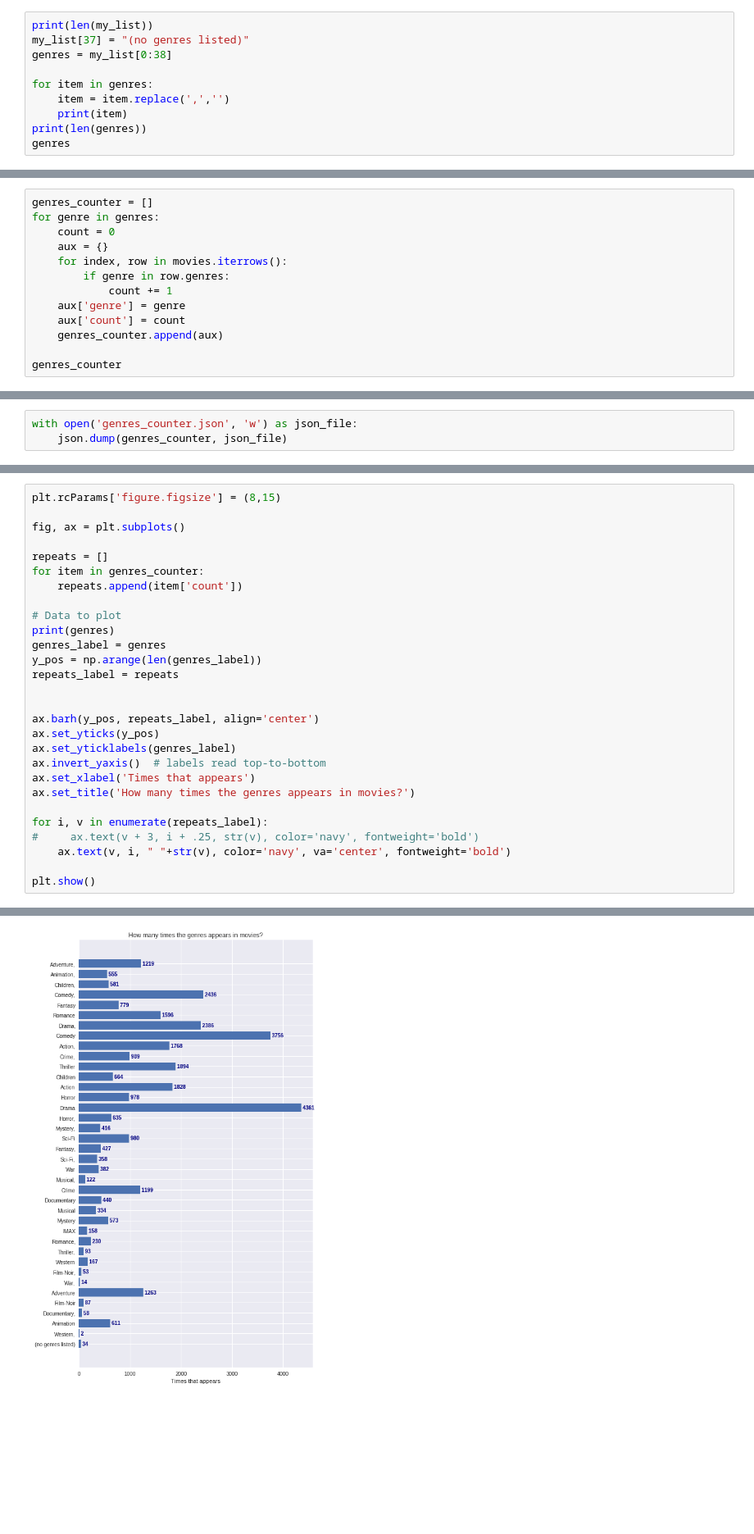
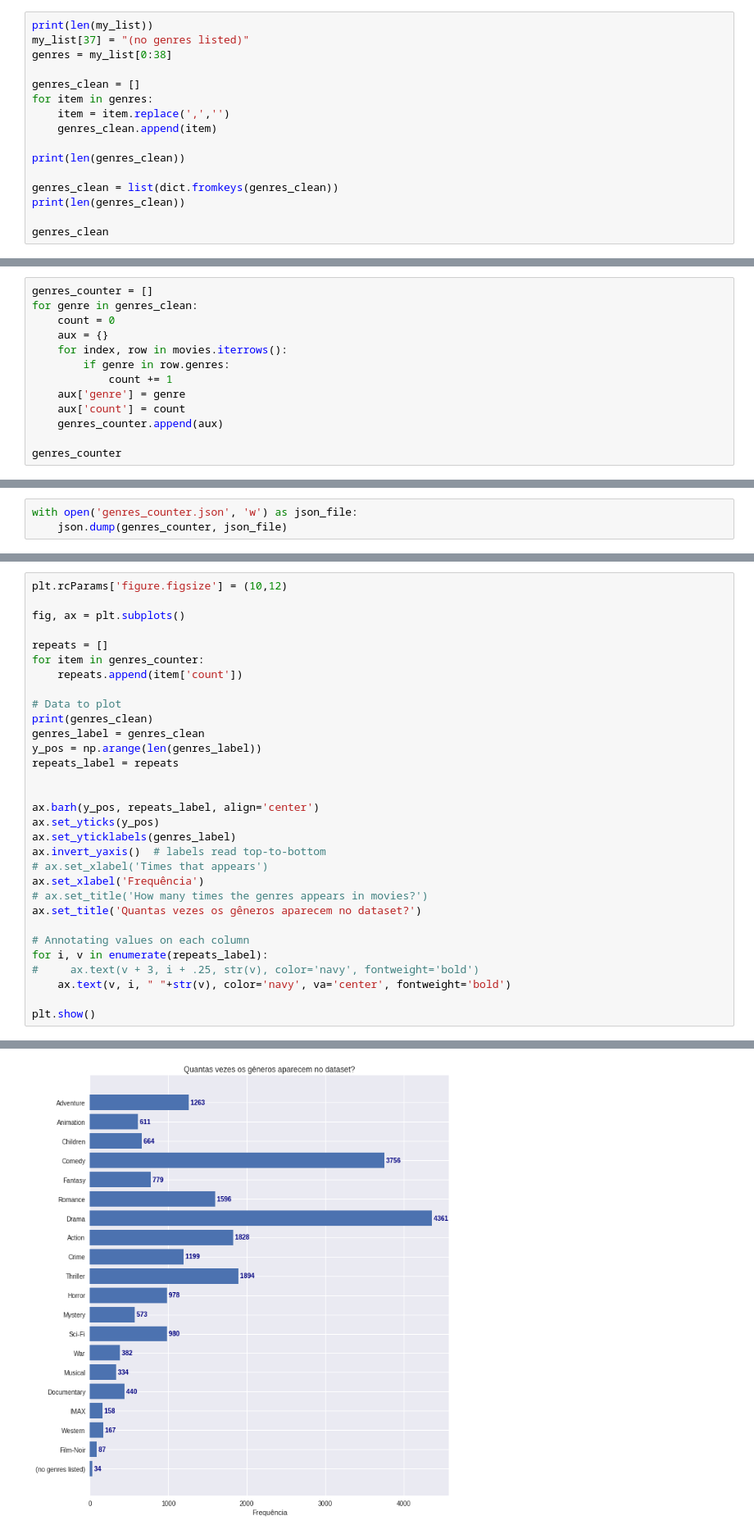
Before and after one commit to amandachagas/surprise-test, a Jupyter notebook: Descritive Analyze.ipynb, the cells around one changed output, grey strips where cells are left out. Shown: that part at 82% size. Drawn from its saved outputs; the diff is of its cells as text; blank space fills up the shorter version.

Commit message:
Descritive Analyze: correcting genres_counter and calculating genres_per_movie in 4 categories.

```diff
--- a/Descritive Analyze.ipynb
+++ b/Descritive Analyze.ipynb
@@ -236,10 +236,16 @@ print(len(my_list))
 my_list[37] = "(no genres listed)"
 genres = my_list[0:38]
 
+genres_clean = []
 for item in genres:
     item = item.replace(',','')
-    print(item)
-print(len(genres))
-genres
+    genres_clean.append(item)
+
+print(len(genres_clean))
+
+genres_clean = list(dict.fromkeys(genres_clean))
+print(len(genres_clean))
+
+genres_clean
 # %% [output]
 40
@@ -287,7 +282,7 @@ movies.head()
 | 4 | 5 | Father of the Bride Part II (1995) | Comedy |
 # %%
 genres_counter = []
-for genre in genres:
+for genre in genres_clean:
     count = 0
     aux = {}
     for index, row in movies.iterrows():
@@ -338,7 +336,7 @@ with open('genres_counter.json', 'w') as json_file:
 
 # plt.show()
 # %%
-plt.rcParams['figure.figsize'] = (8,15)
+plt.rcParams['figure.figsize'] = (10,12)
 
 fig, ax = plt.subplots()
 
@@ -347,8 +345,8 @@ for item in genres_counter:
     repeats.append(item['count'])
 
 # Data to plot
-print(genres)
-genres_label = genres
+print(genres_clean)
+genres_label = genres_clean
 y_pos = np.arange(len(genres_label))
 repeats_label = repeats
 
@@ -357,9 +355,12 @@ ax.barh(y_pos, repeats_label, align='center')
 ax.set_yticks(y_pos)
 ax.set_yticklabels(genres_label)
 ax.invert_yaxis()  # labels read top-to-bottom
-ax.set_xlabel('Times that appears')
-ax.set_title('How many times the genres appears in movies?')
+# ax.set_xlabel('Times that appears')
+ax.set_xlabel('Frequência')
+# ax.set_title('How many times the genres appears in movies?')
+ax.set_title('Quantas vezes os gêneros aparecem no dataset?')
 
+# Annotating values on each column
 for i, v in enumerate(repeats_label):
 #     ax.text(v + 3, i + .25, str(v), color='navy', fontweight='bold')
     ax.text(v, i, " "+str(v), color='navy', va='center', fontweight='bold')
@@ -370 +371 @@ plt.show()
-[figure, old version]
+[figure, new version]
```
Also changed, not shown: parts of 7 cells of this notebook, 3 other files.
